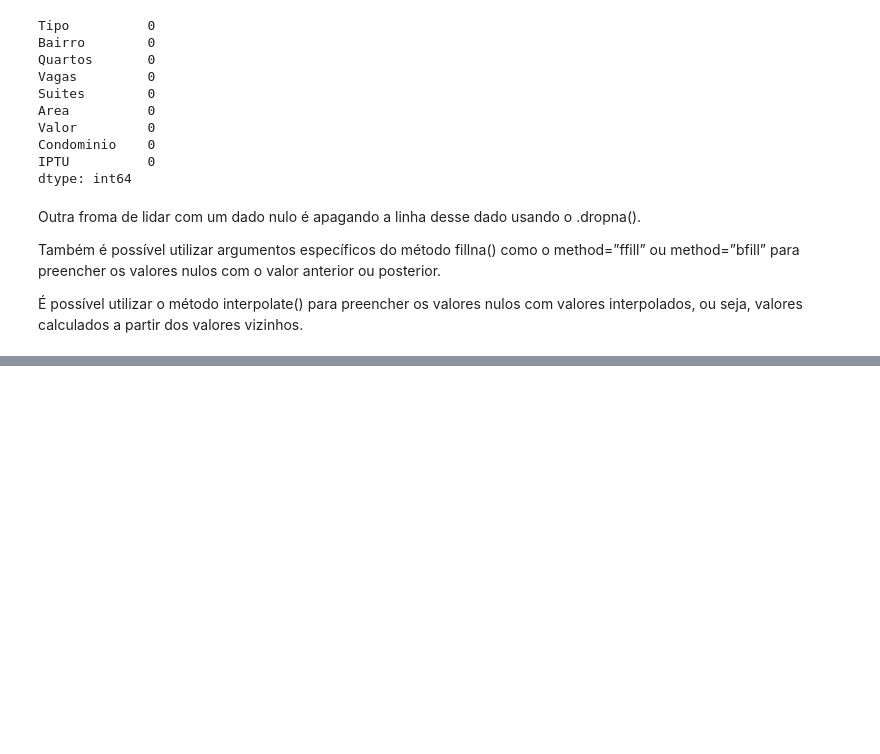
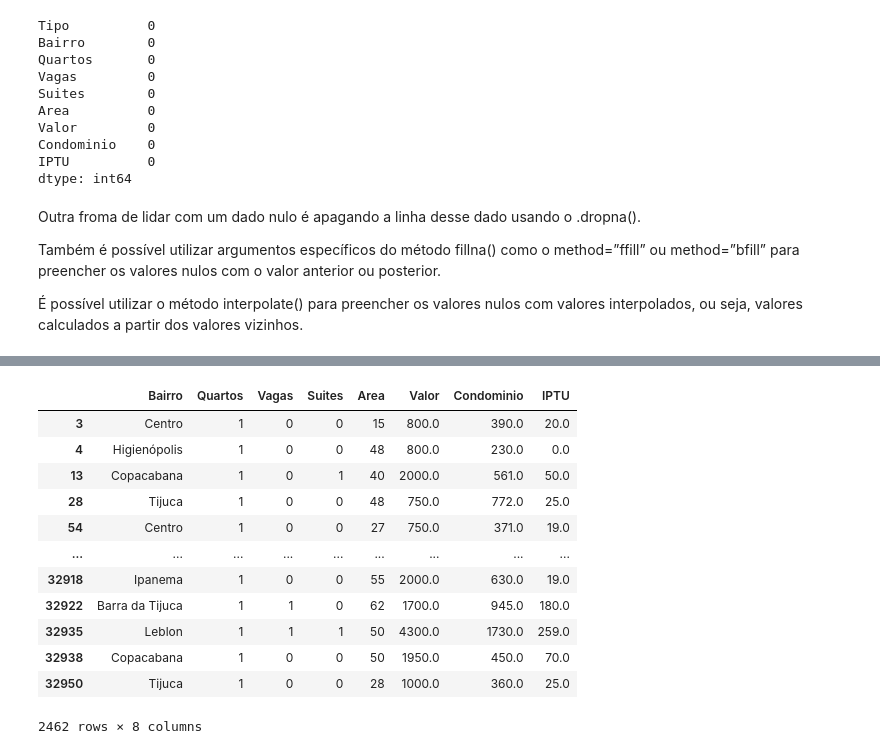
Before and after one commit to Aragao05/Python-para-DataScience-from-Alura, a Jupyter notebook: Pandas/Conhecendo a biblioteca/Pandas.ipynb, the cells around one changed output, grey strips where cells are left out. Cells and saved outputs as stored; diff of their text form; code cells hidden in the pictures; blank space fills up the shorter version.

```diff
--- a/Pandas/Conhecendo a biblioteca/Pandas.ipynb
+++ b/Pandas/Conhecendo a biblioteca/Pandas.ipynb
@@ -372,0 +397,4 @@ Também é possível utilizar argumentos específicos do método fillna() como o
+# %%
+regsitros_remover = df_ap.query('Valor == 0 | Condominio == 0').index # o .index retorna os indices das linhas que queremos remover
+# %%
+df_ap.drop(regsitros_remover, axis=0, inplace=True) # .drop pode ser usadfo para remover tanto linhas como colunas, axis=0 quer dizer que é pra remover linhas = 1 é pra remover colunas, inplace=True faz as modificações diretas no dataFrame sem a necessidade de salvar em alguma variavel ele já altera a propria variavel
@@ -372,0 +422,2 @@ Também é possível utilizar argumentos específicos do método fillna() como o
+# %%
+df_ap.drop('Tipo', axis=1, inplace=True)
@@ -372,0 +435,22 @@ Também é possível utilizar argumentos específicos do método fillna() como o
+# %%
+# aplicando filtros
+
+# apartamento que tem 1 quarto e aluguel menor que 1200
+
+selecao_1 = df_ap['Quartos'] == 1 # esssa expressão salva na variavel selecao_1 um DF com o Boleando True para apartamentos com 1 quarto e False para apartamentos com mais de 1 quarto
+# %%
+df_ap[selecao_1] # retorna as kinhas do DF df_ap onde só tem 1 quarto por apartamento
+# %% [output]
+|  | Bairro | Quartos | Vagas | Suites | Area | Valor | Condominio | IPTU |
+| 3 | Centro | 1 | 0 | 0 | 15 | 800.0 | 390.0 | 20.0 |
+| 4 | Higienópolis | 1 | 0 | 0 | 48 | 800.0 | 230.0 | 0.0 |
+| 13 | Copacabana | 1 | 0 | 1 | 40 | 2000.0 | 561.0 | 50.0 |
+| 28 | Tijuca | 1 | 0 | 0 | 48 | 750.0 | 772.0 | 25.0 |
+| 54 | Centro | 1 | 0 | 0 | 27 | 750.0 | 371.0 | 19.0 |
+| ... | ... | ... | ... | ... | ... | ... | ... | ... |
+| 32918 | Ipanema | 1 | 0 | 0 | 55 | 2000.0 | 630.0 | 19.0 |
+| 32922 | Barra da Tijuca | 1 | 1 | 0 | 62 | 1700.0 | 945.0 | 180.0 |
+| 32935 | Leblon | 1 | 1 | 1 | 50 | 4300.0 | 1730.0 | 259.0 |
+| 32938 | Copacabana | 1 | 0 | 0 | 50 | 1950.0 | 450.0 | 70.0 |
+| 32950 | Tijuca | 1 | 0 | 0 | 28 | 1000.0 | 360.0 | 25.0 |
+2462 rows × 8 columns
```
Also changed, not shown: parts of 29 cells of this notebook, 8 other files.
